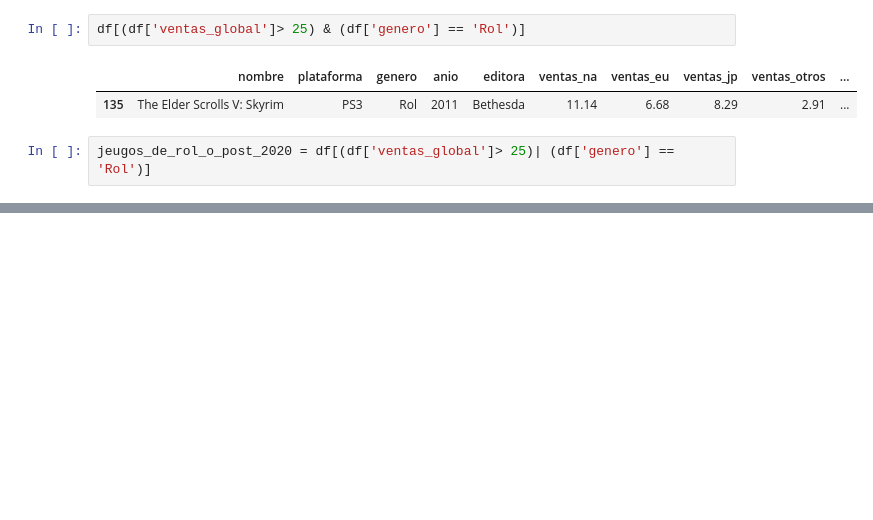
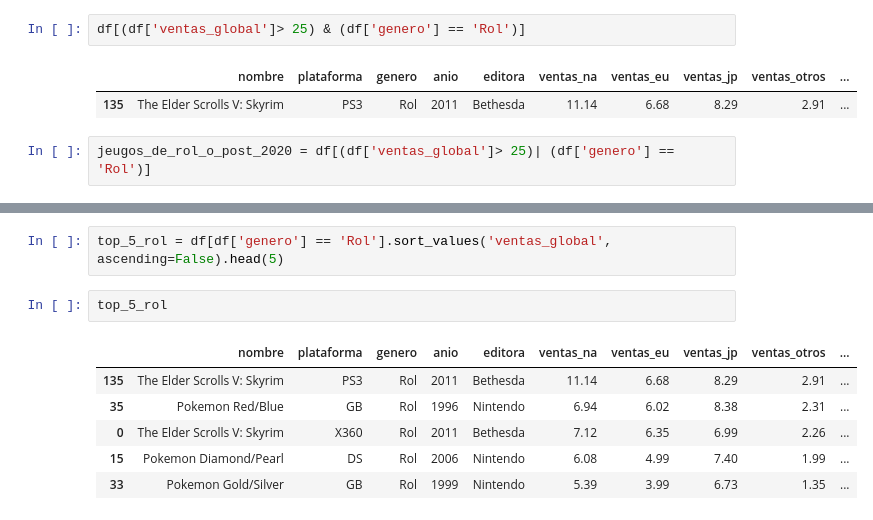
Before and after one commit to isanarmu/python-practice, a Jupyter notebook: section-13/analisis-de-ventas.ipynb, the cells around one changed output, grey strips where cells are left out. Drawn from its saved outputs; the diff is of its cells as text; blank space fills up the shorter version.

```diff
--- a/section-13/analisis-de-ventas.ipynb
+++ b/section-13/analisis-de-ventas.ipynb
@@ -322,0 +325,11 @@ df.sort_values('ventas_global', ascending=False).head(10)
+# %%
+top_5_rol = df[df['genero'] == 'Rol'].sort_values('ventas_global', ascending=False).head(5)
+# %%
+top_5_rol
+# %% [output]
+|  | nombre | plataforma | genero | anio | editora | ventas_na | ventas_eu | ventas_jp | ventas_otros | ... |
+| 135 | The Elder Scrolls V: Skyrim | PS3 | Rol | 2011 | Bethesda | 11.14 | 6.68 | 8.29 | 2.91 | ... |
+| 35 | Pokemon Red/Blue | GB | Rol | 1996 | Nintendo | 6.94 | 6.02 | 8.38 | 2.31 | ... |
+| 0 | The Elder Scrolls V: Skyrim | X360 | Rol | 2011 | Bethesda | 7.12 | 6.35 | 6.99 | 2.26 | ... |
+| 15 | Pokemon Diamond/Pearl | DS | Rol | 2006 | Nintendo | 6.08 | 4.99 | 7.40 | 1.99 | ... |
+| 33 | Pokemon Gold/Silver | GB | Rol | 1999 | Nintendo | 5.39 | 3.99 | 6.73 | 1.35 | ... |
```
Also changed, not shown: parts of 2 cells of this notebook.
